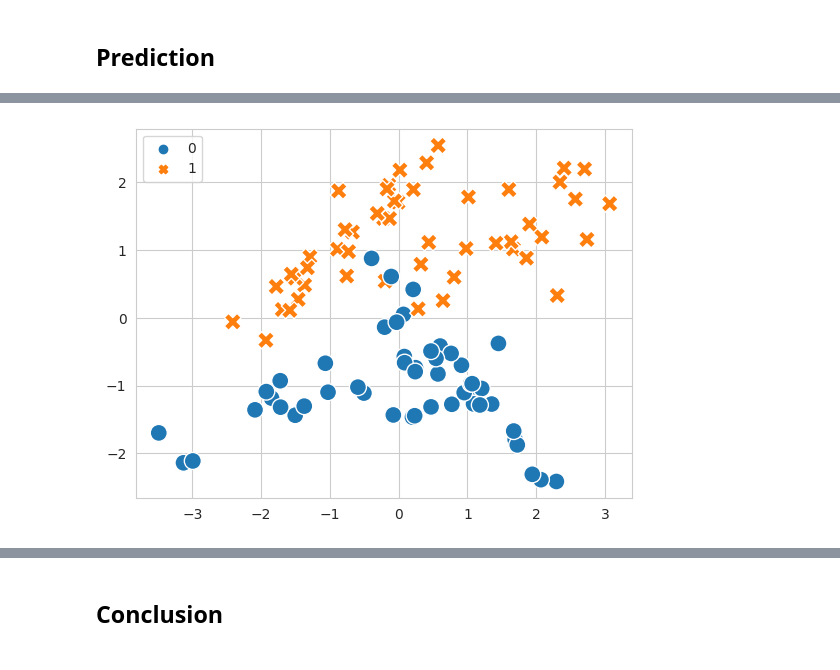
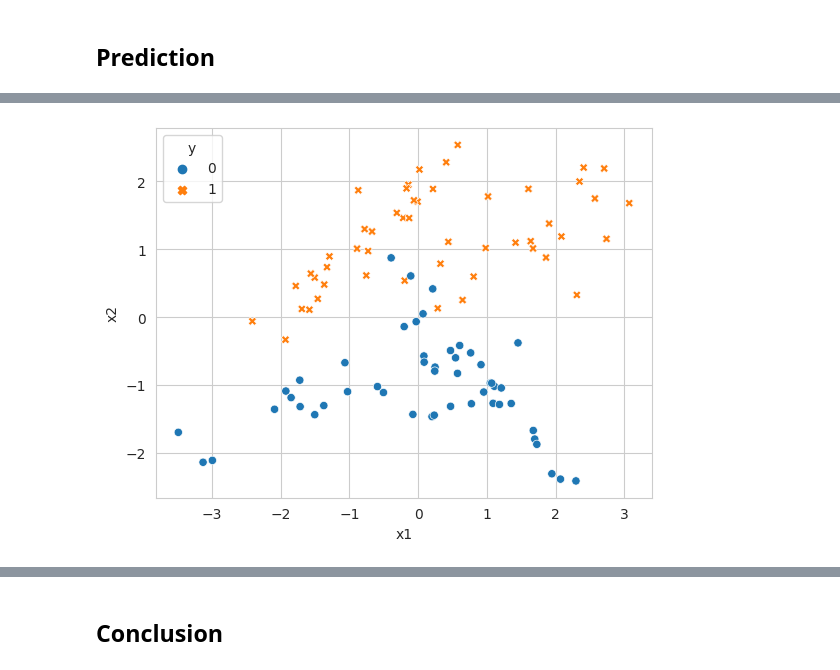
Before and after one commit to muscak/Master-Machine-Learning-Algorithms, a Jupyter notebook: Nonlinear-Algorithms/Support-Vector-Machines/SVM.ipynb, the cells around one changed output, grey strips where cells are left out. Cells and saved outputs as stored; diff of their text form; code cells hidden in the pictures.

```diff
--- a/Nonlinear-Algorithms/Support-Vector-Machines/SVM.ipynb
+++ b/Nonlinear-Algorithms/Support-Vector-Machines/SVM.ipynb
@@ -127,10 +152,13 @@ Accuracy: 100%
 # %%
-from sklearn.datasets import make_classification
 x, y = make_classification(
-    n_samples=100, # 1000 observations
-    n_features=2, # 5 total features
-    n_informative=2, # 3 'useful' features
+    n_samples=100, # 100 observations
+    n_features=2, # 2 total features
+    n_informative=2, # 2 'useful' features
     n_redundant=0,
     n_classes=2, # binary target/label
     random_state=101 # if you want the same results as mine
 )
+
+# Turn it into dataframe
+df_new = pd.DataFrame(zip(x[:,0], x[:,1], y), columns=['x1', 'x2', 'y'])
+df_new.head()
@@ -137,5 +172,5 @@ x, y = make_classification(
 # %%
-sb.scatterplot(x=x[:,0], y=x[:,1], hue=y, style=y, s=150)
+sb.scatterplot(data=df_new, x='x1', y='x2', hue='y', style='y')
 plt.show()
 # %% [output]
-[figure, old version]
+[figure, new version]
```
Also changed, not shown: parts of 21 cells of this notebook.
